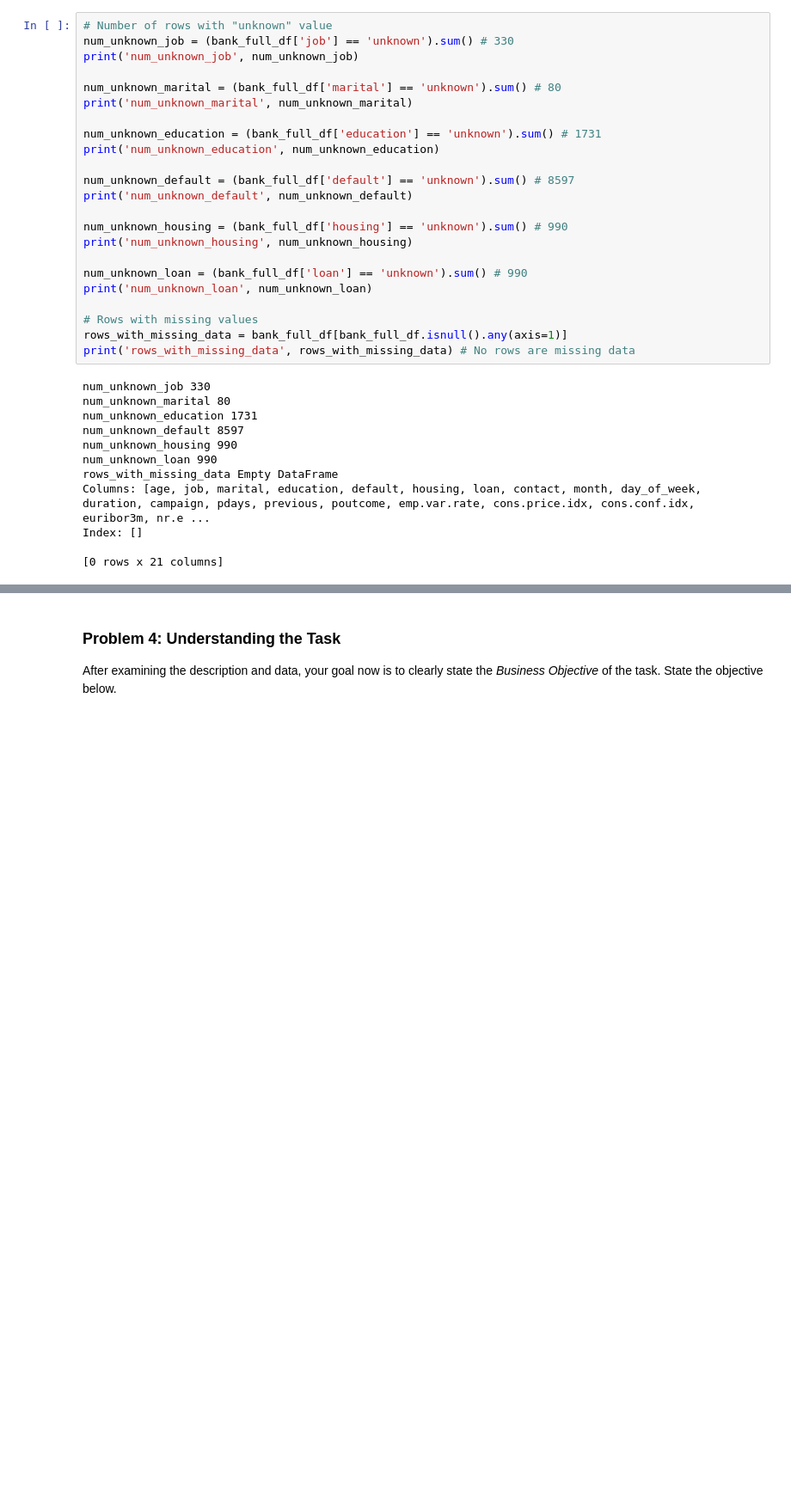
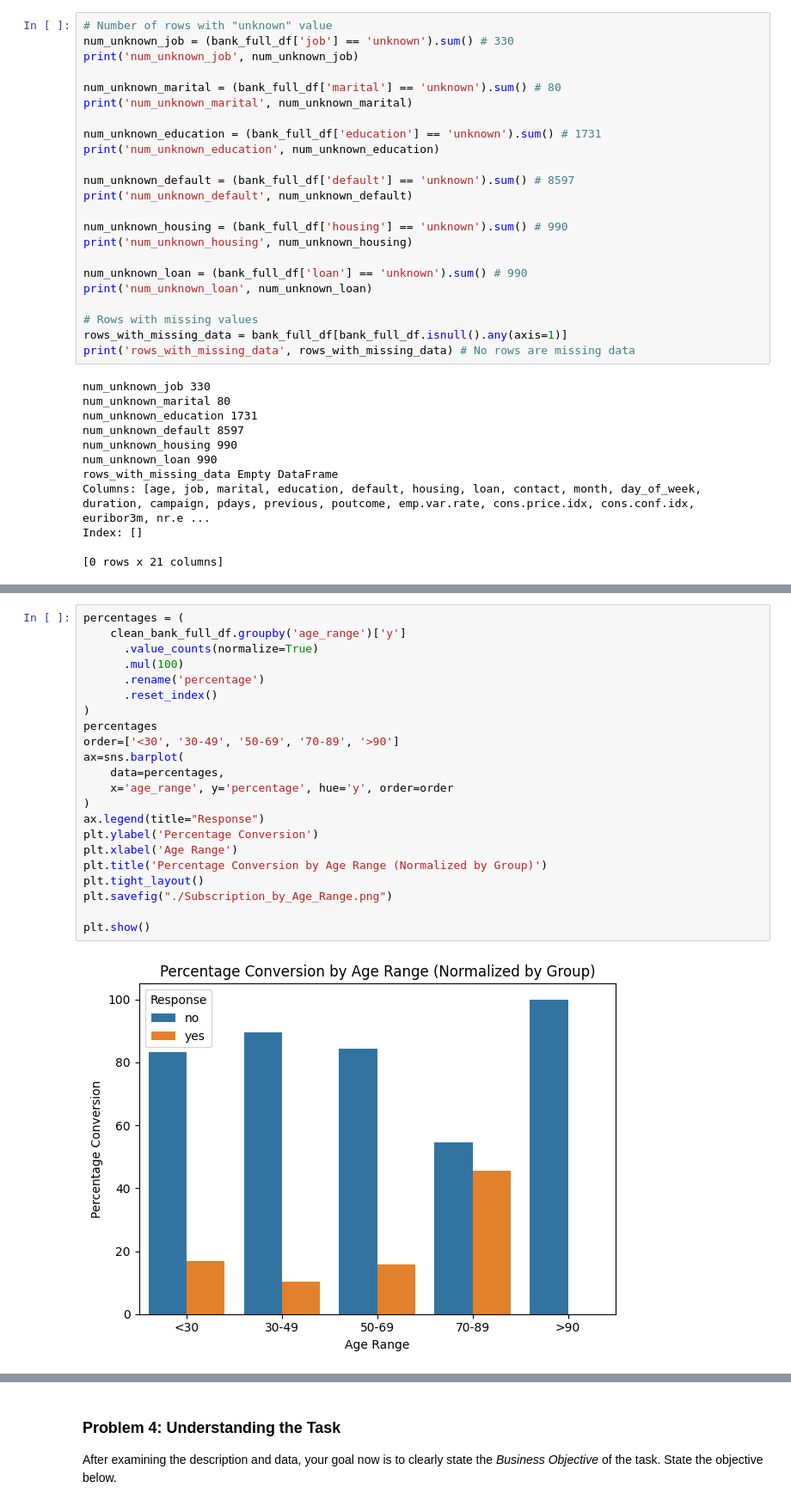
Before and after one commit to KelseyLMay/17.1_Comparing_Classifiers, a Jupyter notebook: prompt_III.ipynb, the cells around one changed output, grey strips where cells are left out. Shown: that part at 86% size. Cells and saved outputs as stored; diff of their text form; blank space fills up the shorter version.

```diff
--- a/prompt_III.ipynb
+++ b/prompt_III.ipynb
@@ -210,0 +260,24 @@ def clean_df_data(df):
+# %%
+percentages = (
+    clean_bank_full_df.groupby('age_range')['y']
+      .value_counts(normalize=True)
+      .mul(100)
+      .rename('percentage')
+      .reset_index()
+)
+percentages
+order=['<30', '30-49', '50-69', '70-89', '>90']
+ax=sns.barplot(
+    data=percentages,
+    x='age_range', y='percentage', hue='y', order=order
+)
+ax.legend(title="Response")
+plt.ylabel('Percentage Conversion')
+plt.xlabel('Age Range')
+plt.title('Percentage Conversion by Age Range (Normalized by Group)')
+plt.tight_layout()
+plt.savefig("./Subscription_by_Age_Range.png")
+
+plt.show()
+# %% [output]
+[figure, added]
```
Also changed, not shown: parts of 60 cells of this notebook.
